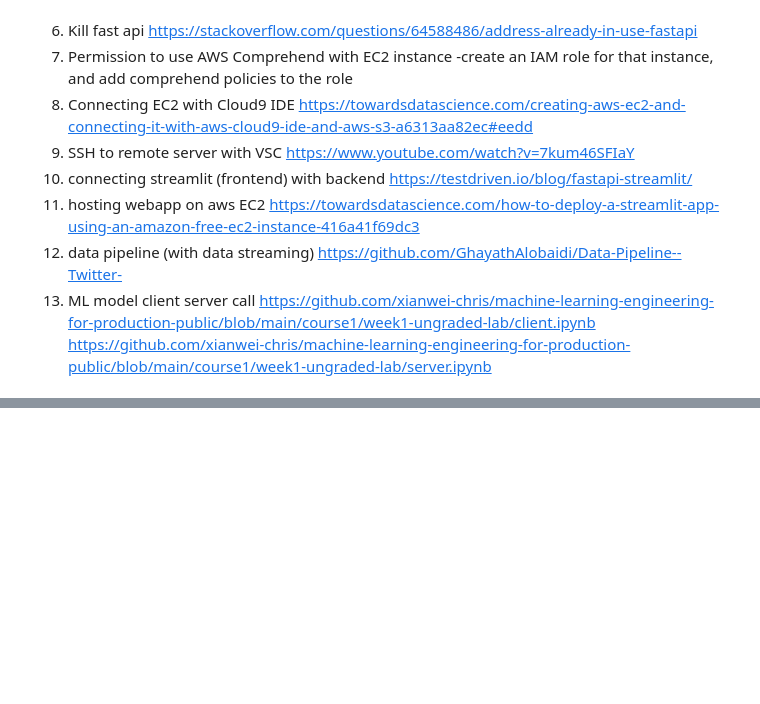
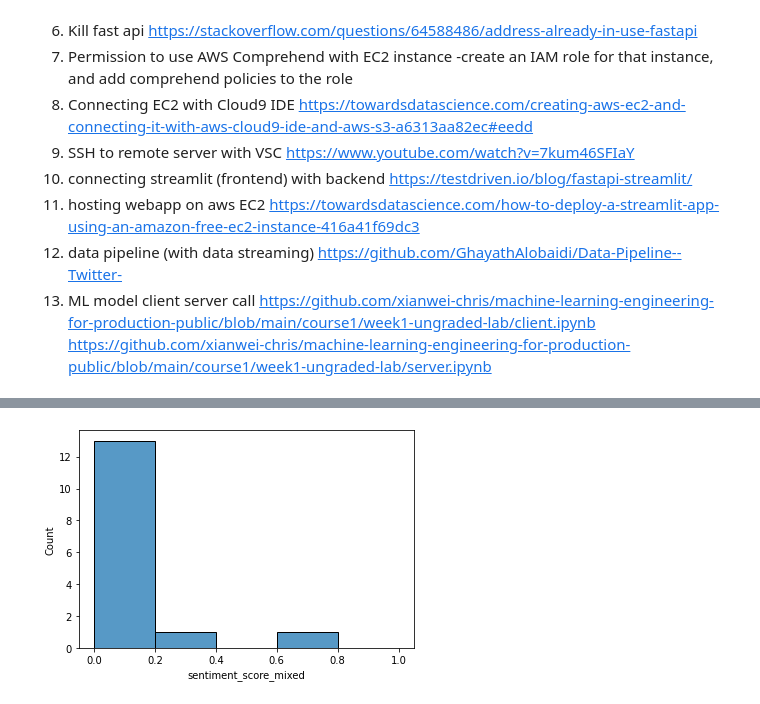
Before and after one commit to xianwei-chris/TwitterSentimentAnalysis, a Jupyter notebook: api_tutorial.ipynb, the cells around one changed output, grey strips where cells are left out. Saved outputs shown, nothing was run; the diff lists cells and outputs as text; code cells hidden in the pictures; blank space fills up the shorter version.

```diff
--- a/api_tutorial.ipynb
+++ b/api_tutorial.ipynb
@@ -273,0 +310,4 @@ https://github.com/xianwei-chris/machine-learning-engineering-for-production-pub
+# %%
+sns.histplot(df_sentiment, x='sentiment_score_mixed',bins=[0,0.2,0.4,0.6,0.8,1]);
+# %% [output]
+[figure, added]
```
Also changed, not shown: parts of 5 cells of this notebook, 2 other files.
